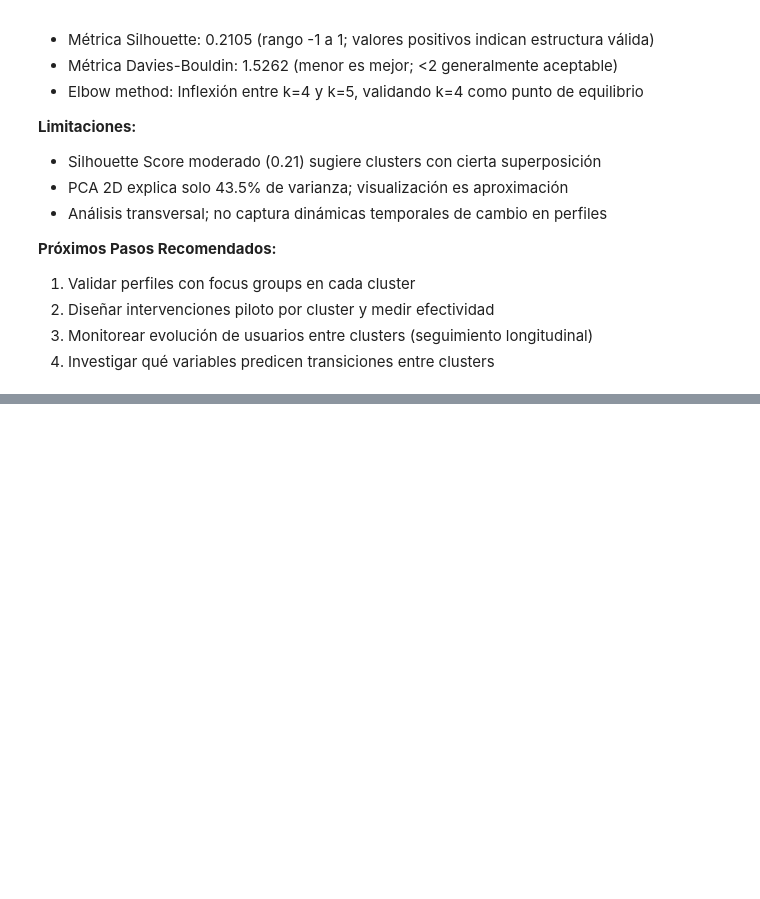
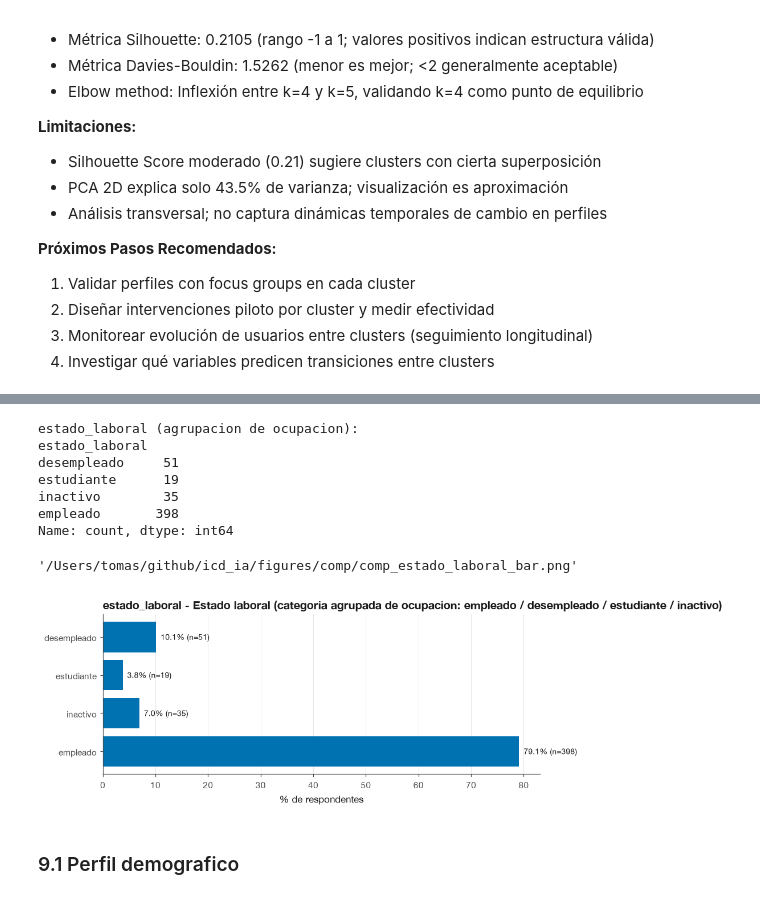
Before and after one commit to tomasleale/icd_ia, a Jupyter notebook: ia_icd_competentes_analysis.ipynb, the cells around one changed output, grey strips where cells are left out. Drawn from its saved outputs; the diff is of its cells as text; code cells hidden in the pictures; blank space fills up the shorter version.

```diff
--- a/ia_icd_competentes_analysis.ipynb
+++ b/ia_icd_competentes_analysis.ipynb
@@ -2186,0 +2240,16 @@ un segmento con características demográficas, barreras de empleabilidad e inte
+# %%
+dfcomp = add_estado_laboral(dfcomp)
+ax = bar_freq(dfcomp, "estado_laboral", horizontal=True)
+save_fig(ax, "comp_estado_laboral_bar.png", subdir="comp")
+# %% [output]
+estado_laboral (agrupacion de ocupacion):
+estado_laboral
+desempleado     51
+estudiante      19
+inactivo        35
+empleado       398
+Name: count, dtype: int64
+'/Users/tomas/github/icd_ia/figures/comp/comp_estado_laboral_bar.png'
+[figure, added]
+# %% [markdown]
+### 9.1 Perfil demografico
```
Also changed, not shown: parts of 30 cells of this notebook, 15 other files.
